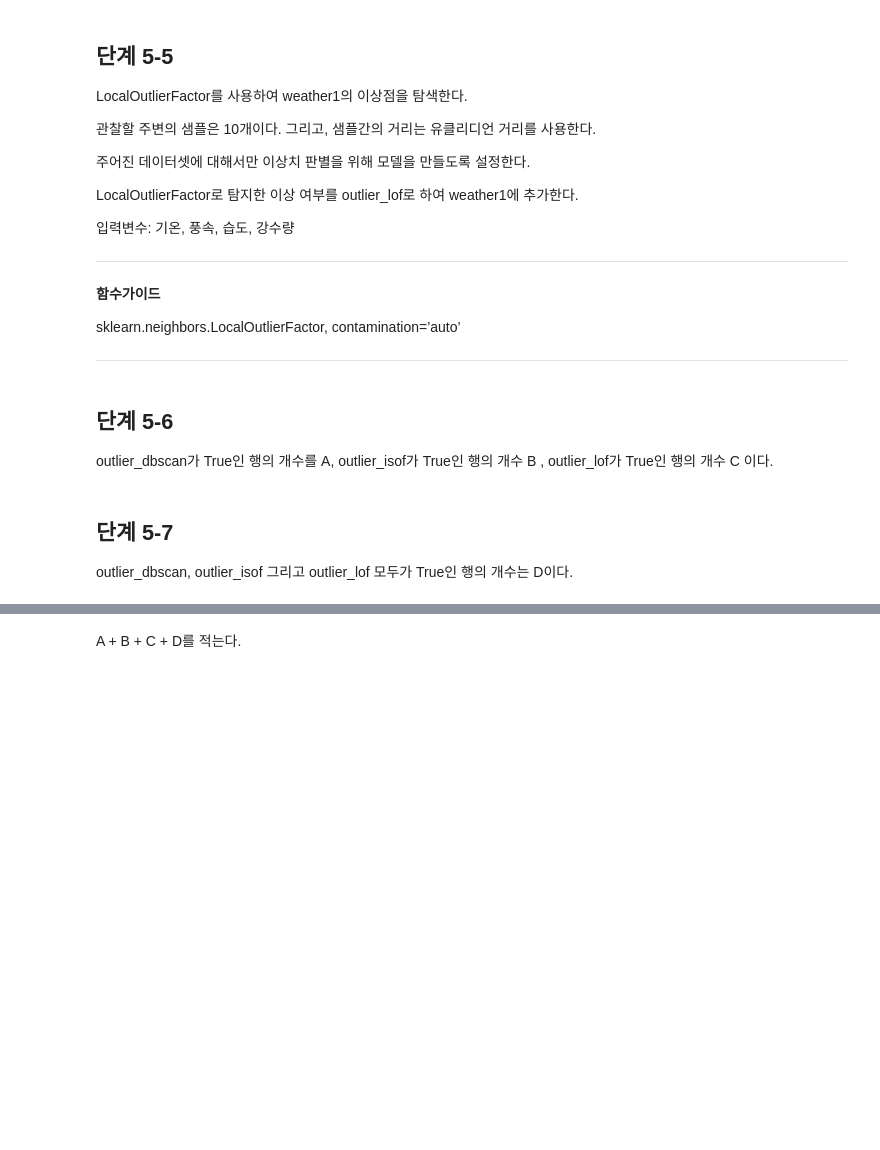
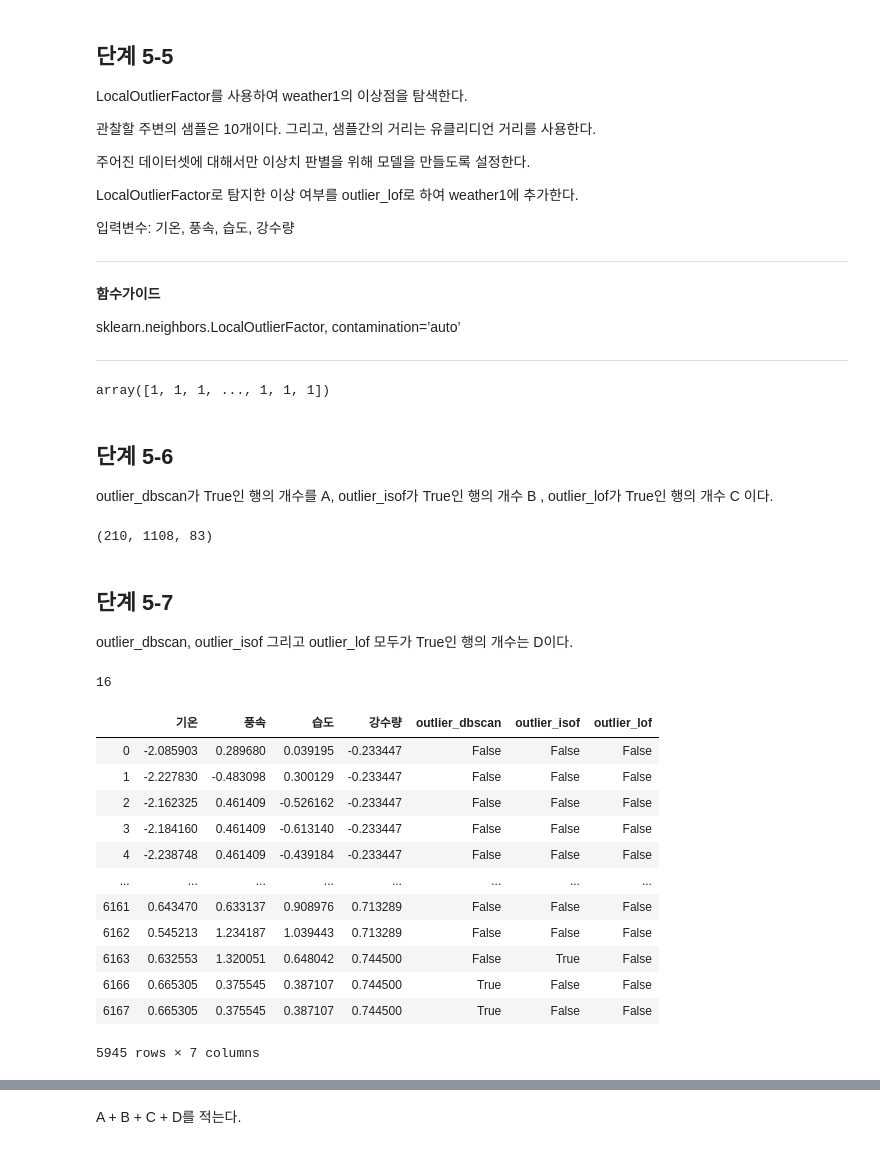
Before and after one commit to jw-koo/DS_lv3_2412, a Jupyter notebook: sec_ds_lv3_prob3_prob.ipynb, the cells around one changed output, grey strips where cells are left out. Drawn from its saved outputs; the diff is of its cells as text; code cells hidden in the pictures; blank space fills up the shorter version.

```diff
--- a/sec_ds_lv3_prob3_prob.ipynb
+++ b/sec_ds_lv3_prob3_prob.ipynb
@@ -1703,0 +1707,10 @@ sklearn.ensemble.IsolationForest, random_state=123, contamination=’auto’, be
+# %%
+# IsolationForest를 사용하여 weather1의 이상점을 탐색한다.
+from sklearn.ensemble import IsolationForest #, random_state=123, contamination=’auto’, behaviour=’auto’
+
+isof = IsolationForest(
+    bootstrap = False, # 학습시 bootstrapping은 하지 않고,
+    n_estimators = 30, # 트리의 수는 30개를 사용한다.
+    random_state=123, contamination='auto', behaviour='auto'
+)
+isof.fit(df_weather1[X_5])
@@ -1704,3 +1721,5 @@ sklearn.ensemble.IsolationForest, random_state=123, contamination=’auto’, be
+# %%
+df_weather1['outlier_isof'] = isof.predict(df_weather1[X_5]) == -1
 # %% [markdown]
 ## 단계 5-5
 
@@ -1720,12 +1739,66 @@ LocalOutlierFactor로 탐지한 이상 여부를 outlier_lof로 하여 weather1
 sklearn.neighbors.LocalOutlierFactor, contamination=’auto’
 
 ---
+# %%
+from sklearn.neighbors import LocalOutlierFactor
+
+lof = LocalOutlierFactor(
+    n_neighbors = 10, # 관찰할 주변의 샘플은 10개이다.
+    metric = 'euclidean', # 샘플간의 거리는 유클리디언 거리를 사용한다.
+    novelty = False, # 이상치 판별을 위해 모델 설정
+    contamination='auto'
+)
+df_weather1['outlier_lof'] = lof.fit_predict(df_weather1[X_5]) == -1
+# %%
+from sklearn.neighbors import LocalOutlierFactor # , contamination='auto'
+
+# 반면, novelty = True로 하면 fit_predict는 유효하지 않게 되고,
+# predict만 유효하게 됩니다.
+lof = LocalOutlierFactor(
+    n_neighbors = 10, # 관찰할 주변의 샘플은 10개이다.
+    metric = 'euclidean', # 그리고, 샘플간의 거리는 유클리디언 거리를 사용한다.
+    novelty = True, # 신규 데이터를 판별하도록 합니다.
+    contamination='auto'
+)
+lof.fit(df_weather1[X_5])
+lof.predict(df_weather1[X_5])
+# %% [output]
+array([1, 1, 1, ..., 1, 1, 1])
 # %% [markdown]
 ## 단계 5-6
 
 outlier_dbscan가 True인 행의 개수를 A, outlier_isof가 True인 행의 개수 B
 ,  outlier_lof가 True인 행의 개수 C 이다.
+# %%
+A, B, C = df_weather1[['outlier_dbscan', 'outlier_isof', 'outlier_lof']].sum()
+A, B, C
+# %% [output]
+(210, 1108, 83)
 # %% [markdown]
 ## 단계 5-7
 
 outlier_dbscan, outlier_isof 그리고 outlier_lof 모두가 True인 행의 개수는 D이다.
+# %%
+D = df_weather1[['outlier_dbscan', 'outlier_isof', 'outlier_lof']].all(axis=1).sum()
+D
+# %% [output]
+16
+# %%
+# 위 과정으로 이상치로 판별된 횟수가 2개 이상이면 제외한다.
+df_weather1.loc[
+    df_weather1[['outlier_dbscan', 'outlier_isof', 'outlier_lof']].sum(axis=1) < 2
+]
+# %% [output]
+|  | 기온 | 풍속 | 습도 | 강수량 | outlier_dbscan | outlier_isof | outlier_lof |
+| 0 | -2.085903 | 0.289680 | 0.039195 | -0.233447 | False | False | False |
+| 1 | -2.227830 | -0.483098 | 0.300129 | -0.233447 | False | False | False |
+| 2 | -2.162325 | 0.461409 | -0.526162 | -0.233447 | False | False | False |
+| 3 | -2.184160 | 0.461409 | -0.613140 | -0.233447 | False | False | False |
+| 4 | -2.238748 | 0.461409 | -0.439184 | -0.233447 | False | False | False |
+| ... | ... | ... | ... | ... | ... | ... | ... |
+| 6161 | 0.643470 | 0.633137 | 0.908976 | 0.713289 | False | False | False |
+| 6162 | 0.545213 | 1.234187 | 1.039443 | 0.713289 | False | False | False |
+| 6163 | 0.632553 | 1.320051 | 0.648042 | 0.744500 | False | True | False |
+| 6166 | 0.665305 | 0.375545 | 0.387107 | 0.744500 | True | False | False |
+| 6167 | 0.665305 | 0.375545 | 0.387107 | 0.744500 | True | False | False |
+5945 rows × 7 columns
```
Also changed, not shown: parts of 111 cells of this notebook.
